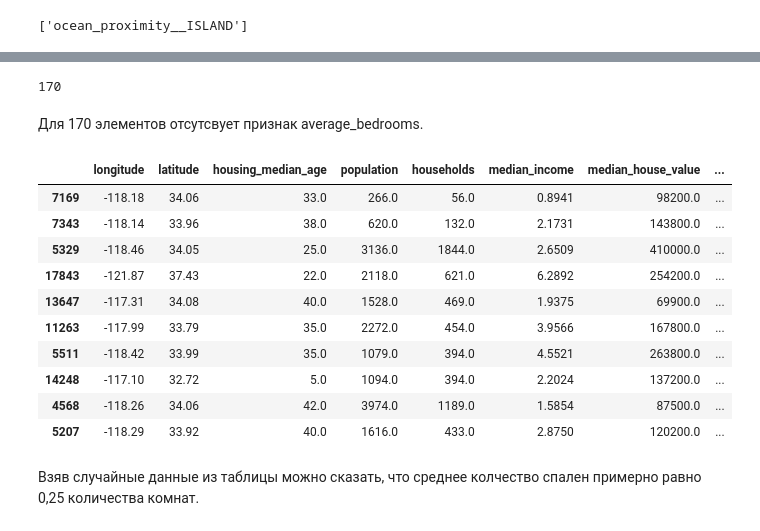
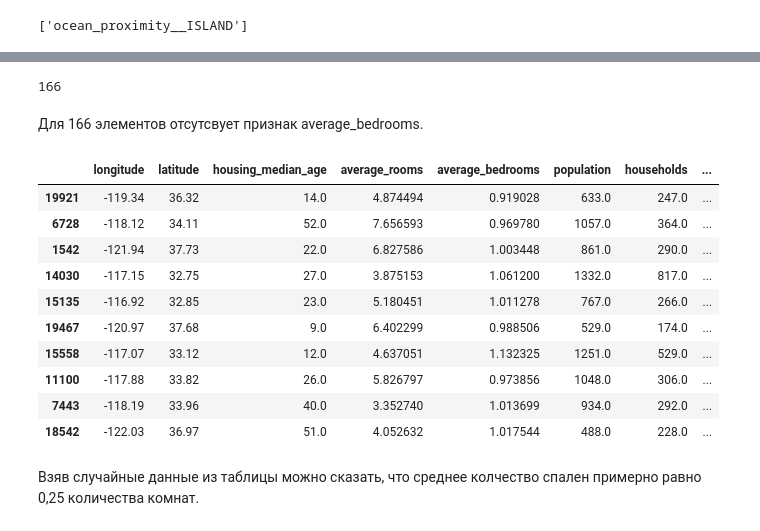
Before and after one commit to ileods/Labs, a Jupyter notebook: Лаба2/Часть 1.ipynb, the cells around one changed output, grey strips where cells are left out. Drawn from its saved outputs; the diff is of its cells as text; code cells hidden in the pictures.

```diff
--- a/Лаба2/Часть 1.ipynb
+++ b/Лаба2/Часть 1.ipynb
@@ -62,9 +47,9 @@ housing_train_dummies
 # %%
-train_dummy_columns = [c for c in housing_train_dummies.columns if DUMMY_SEP in c]
-dummy_columns_to_remove = [c for c in train_dummy_columns if housing_train_dummies[c].sum() < 10]
+dummy_columns = [c for c in housing_df_dummies.columns if DUMMY_SEP in c]
+dummy_columns_to_remove = [c for c in dummy_columns if housing_df_dummies[c].sum() < 10]
 # %%
 dummy_columns_to_remove
 # %% [output]
 ['ocean_proximity__ISLAND']
 # %%
-housing_train_dummies = housing_train_dummies.drop(dummy_columns_to_remove, axis=1)
+housing_df_dummies = housing_df_dummies.drop(dummy_columns_to_remove, axis=1)
@@ -86,0 +72,3 @@ housing_train_dummies
+# %%
+housing_train_val, housing_test = train_test_split(housing_df_dummies, test_size=0.1)
+housing_train, housing_val = train_test_split(housing_train_val, test_size = 0.1)
@@ -87,4 +91,4 @@ housing_train_dummies
 # %%
-housing_train_dummies['average_rooms'] = housing_train_dummies['total_rooms']/housing_train_dummies['households']
-housing_train_dummies['average_bedrooms'] = housing_train_dummies['total_bedrooms']/housing_train_dummies['households']
-housing_train_dummies = housing_train_dummies.drop(['total_rooms','total_bedrooms'], axis=1)
+housing_train.insert(3,'average_rooms',housing_train.loc[:,'total_rooms']/housing_train.loc[:,'households'])
+housing_train.insert(4,'average_bedrooms',housing_train.loc[:,'total_bedrooms']/housing_train.loc[:,'households'])
+housing_train = housing_train.drop(['total_rooms','total_bedrooms'], axis=1)
@@ -107,23 +111,23 @@ housing_train_dummies
 # %%
-sum(housing_train_dummies['average_bedrooms'].isnull())
+sum(housing_train['average_bedrooms'].isnull())
 # %% [output]
-170
+166
 # %% [markdown]
-Для 170 элементов отсутсвует признак average_bedrooms.
+Для 166 элементов отсутсвует признак average_bedrooms.
 # %%
-housing_train_dummies.sample(10)
+housing_train.sample(10)
 # %% [output]
-|  | longitude | latitude | housing_median_age | population | households | median_income | median_house_value | ... |
-| 7169 | -118.18 | 34.06 | 33.0 | 266.0 | 56.0 | 0.8941 | 98200.0 | ... |
-| 7343 | -118.14 | 33.96 | 38.0 | 620.0 | 132.0 | 2.1731 | 143800.0 | ... |
-| 5329 | -118.46 | 34.05 | 25.0 | 3136.0 | 1844.0 | 2.6509 | 410000.0 | ... |
-| 17843 | -121.87 | 37.43 | 22.0 | 2118.0 | 621.0 | 6.2892 | 254200.0 | ... |
-| 13647 | -117.31 | 34.08 | 40.0 | 1528.0 | 469.0 | 1.9375 | 69900.0 | ... |
-| 11263 | -117.99 | 33.79 | 35.0 | 2272.0 | 454.0 | 3.9566 | 167800.0 | ... |
-| 5511 | -118.42 | 33.99 | 35.0 | 1079.0 | 394.0 | 4.5521 | 263800.0 | ... |
-| 14248 | -117.10 | 32.72 | 5.0 | 1094.0 | 394.0 | 2.2024 | 137200.0 | ... |
-| 4568 | -118.26 | 34.06 | 42.0 | 3974.0 | 1189.0 | 1.5854 | 87500.0 | ... |
-| 5207 | -118.29 | 33.92 | 40.0 | 1616.0 | 433.0 | 2.8750 | 120200.0 | ... |
+|  | longitude | latitude | housing_median_age | average_rooms | average_bedrooms | population | households | ... |
+| 19921 | -119.34 | 36.32 | 14.0 | 4.874494 | 0.919028 | 633.0 | 247.0 | ... |
+| 6728 | -118.12 | 34.11 | 52.0 | 7.656593 | 0.969780 | 1057.0 | 364.0 | ... |
+| 1542 | -121.94 | 37.73 | 22.0 | 6.827586 | 1.003448 | 861.0 | 290.0 | ... |
+| 14030 | -117.15 | 32.75 | 27.0 | 3.875153 | 1.061200 | 1332.0 | 817.0 | ... |
+| 15135 | -116.92 | 32.85 | 23.0 | 5.180451 | 1.011278 | 767.0 | 266.0 | ... |
+| 19467 | -120.97 | 37.68 | 9.0 | 6.402299 | 0.988506 | 529.0 | 174.0 | ... |
+| 15558 | -117.07 | 33.12 | 12.0 | 4.637051 | 1.132325 | 1251.0 | 529.0 | ... |
+| 11100 | -117.88 | 33.82 | 26.0 | 5.826797 | 0.973856 | 1048.0 | 306.0 | ... |
+| 7443 | -118.19 | 33.96 | 40.0 | 3.352740 | 1.013699 | 934.0 | 292.0 | ... |
+| 18542 | -122.03 | 36.97 | 51.0 | 4.052632 | 1.017544 | 488.0 | 228.0 | ... |
 # %% [markdown]
 Взяв случайные данные из таблицы можно сказать, что среднее колчество спален примерно равно 0,25 количества комнат.
 # %%
```
Also changed, not shown: parts of 23 cells of this notebook.
